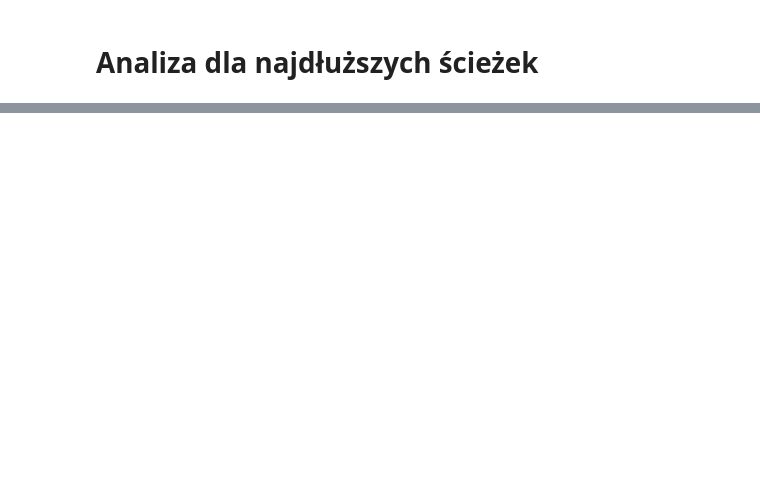
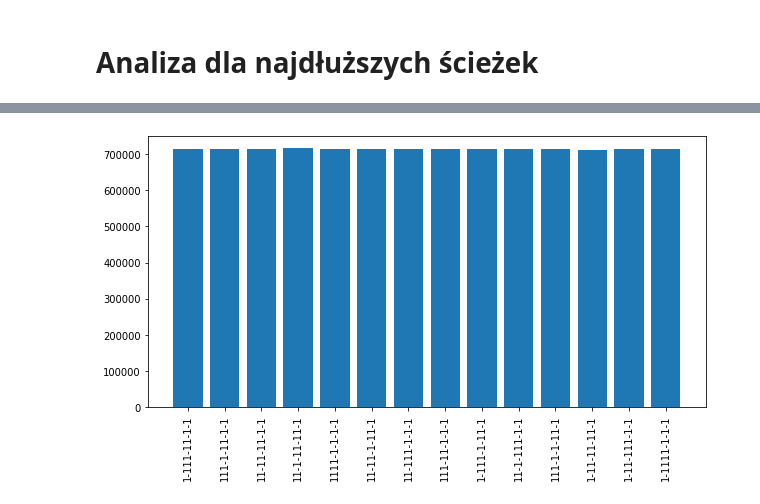
Before and after one commit to JakubGogola-IDENTT/mpa, a Jupyter notebook: lab5/analysis.ipynb, the cells around one changed output, grey strips where cells are left out. Cells and saved outputs as stored; diff of their text form; code cells hidden in the pictures; blank space fills up the shorter version.

```diff
--- a/lab5/analysis.ipynb
+++ b/lab5/analysis.ipynb
@@ -100,0 +121,3 @@ draw_plot(max, t_max, xu_max, xl_max, th_ex_max)
+# %%
+data_uniform = pd.read_csv('results_uniform.csv')
+data_uniform
@@ -100,0 +140,7 @@ draw_plot(max, t_max, xu_max, xl_max, th_ex_max)
+# %%
+plt.figure(figsize=(10,5))
+plt.xticks(rotation='vertical')
+plt.bar(data_uniform['k'], data_uniform['v'])
+plt.show()
+# %% [output]
+[figure, added]
```
Also changed, not shown: parts of 12 cells of this notebook, 7 other files.
